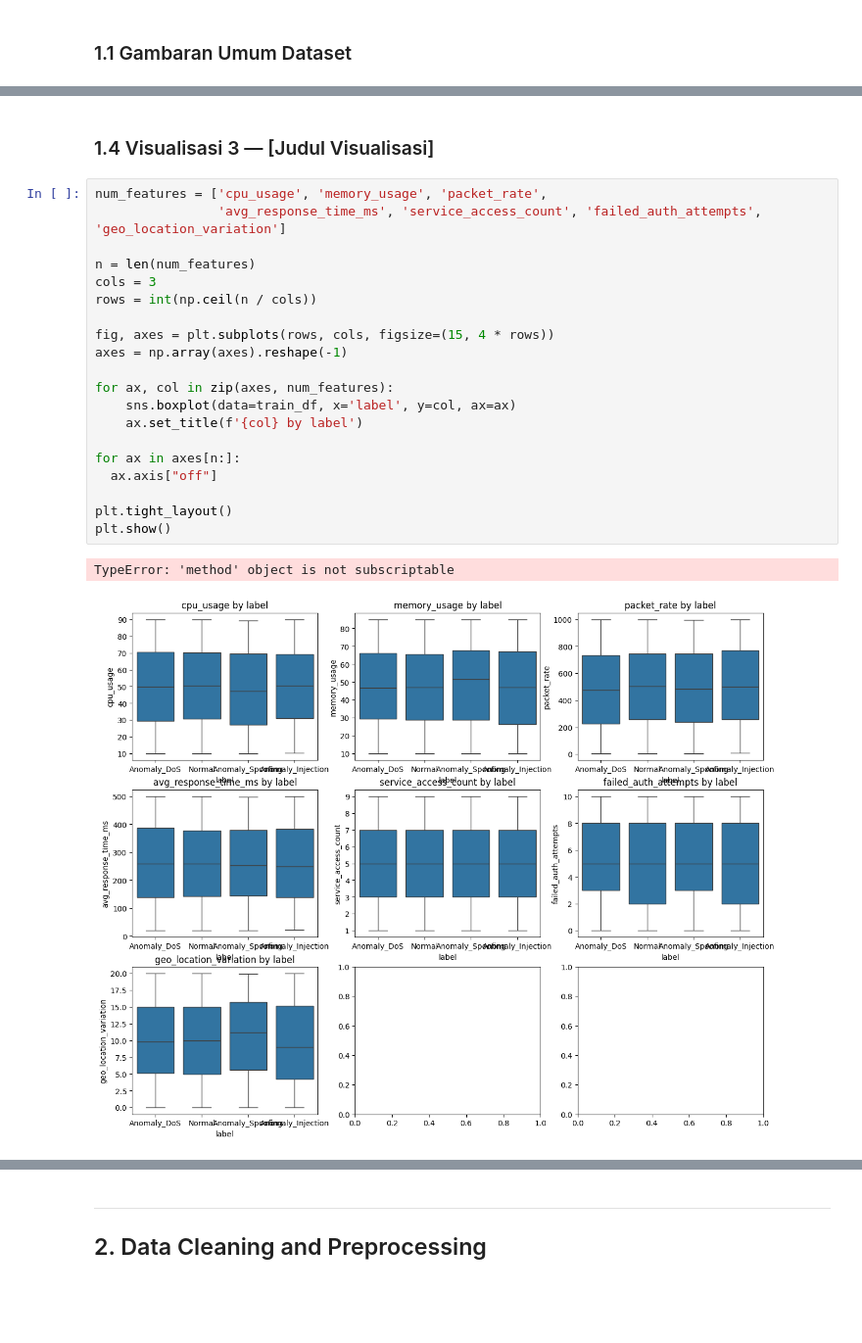
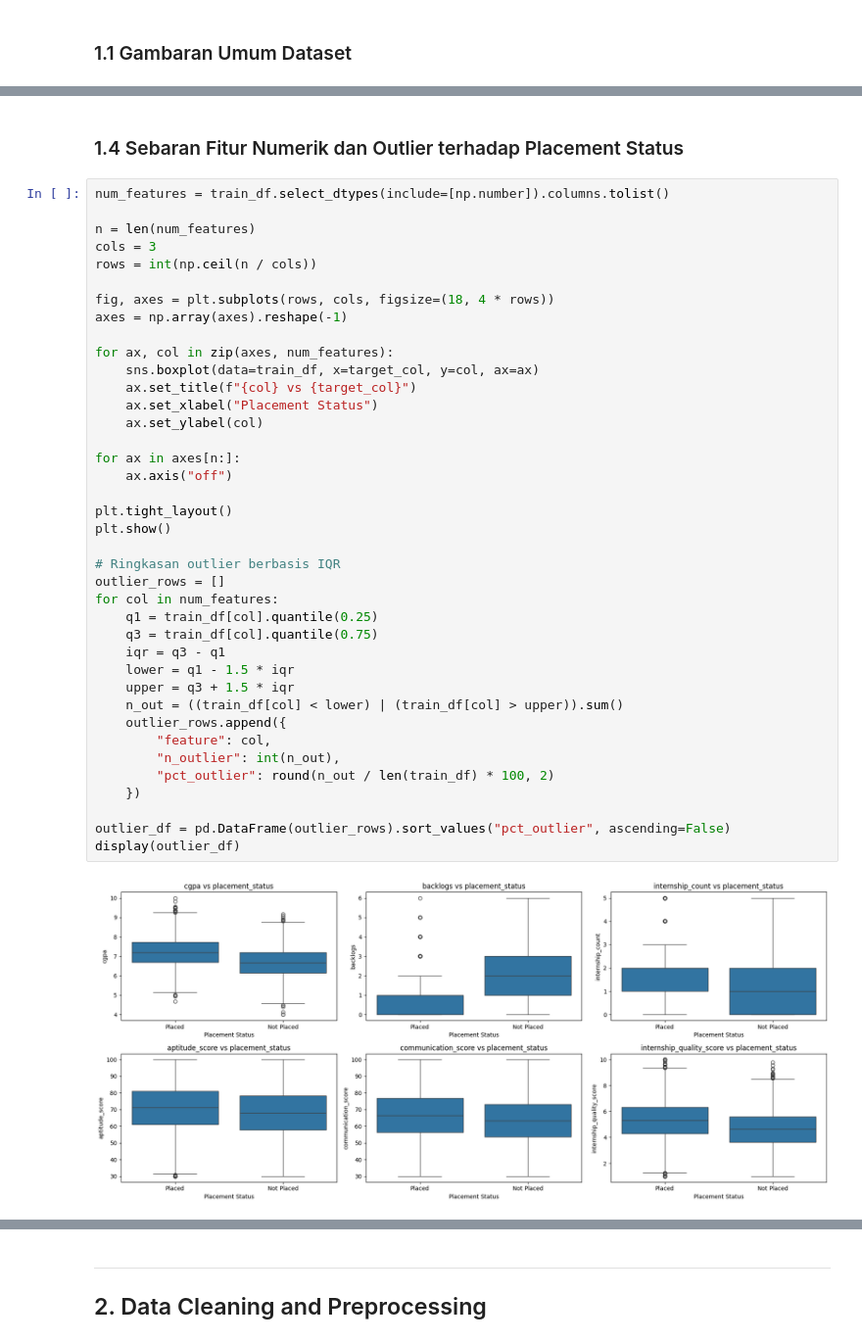
Before and after one commit to reletz/ML-FFNN, a Jupyter notebook: src/notebook/experiments.ipynb, the cells around one changed output, grey strips where cells are left out. Shown at 98% size. Saved outputs shown, nothing was run; the diff lists cells and outputs as text; blank space fills up the shorter version.

```diff
--- a/src/notebook/experiments.ipynb
+++ b/src/notebook/experiments.ipynb
@@ -190,25 +264,43 @@ plt.show()
 # %% [markdown]
-### 1.4 Visualisasi 3 — [Judul Visualisasi]
+### 1.4 Sebaran Fitur Numerik dan Outlier terhadap Placement Status
 # %%
-num_features = ['cpu_usage', 'memory_usage', 'packet_rate',
-                'avg_response_time_ms', 'service_access_count', 'failed_auth_attempts', 'geo_location_variation']
+num_features = train_df.select_dtypes(include=[np.number]).columns.tolist()
 
 n = len(num_features)
 cols = 3
 rows = int(np.ceil(n / cols))
 
-fig, axes = plt.subplots(rows, cols, figsize=(15, 4 * rows))
+fig, axes = plt.subplots(rows, cols, figsize=(18, 4 * rows))
 axes = np.array(axes).reshape(-1)
 
 for ax, col in zip(axes, num_features):
-    sns.boxplot(data=train_df, x='label', y=col, ax=ax)
-    ax.set_title(f'{col} by label')
+    sns.boxplot(data=train_df, x=target_col, y=col, ax=ax)
+    ax.set_title(f"{col} vs {target_col}")
+    ax.set_xlabel("Placement Status")
+    ax.set_ylabel(col)
 
 for ax in axes[n:]:
-  ax.axis["off"]
+    ax.axis("off")
 
 plt.tight_layout()
 plt.show()
+
+# Ringkasan outlier berbasis IQR
+outlier_rows = []
+for col in num_features:
+    q1 = train_df[col].quantile(0.25)
+    q3 = train_df[col].quantile(0.75)
+    iqr = q3 - q1
+    lower = q1 - 1.5 * iqr
+    upper = q3 + 1.5 * iqr
+    n_out = ((train_df[col] < lower) | (train_df[col] > upper)).sum()
+    outlier_rows.append({
+        "feature": col,
+        "n_outlier": int(n_out),
+        "pct_outlier": round(n_out / len(train_df) * 100, 2)
+    })
+
+outlier_df = pd.DataFrame(outlier_rows).sort_values("pct_outlier", ascending=False)
+display(outlier_df)
 # %% [output]
-TypeError: 'method' object is not subscriptable
-[figure, old version]
+[figure, new version]
```
Also changed, not shown: parts of 13 cells of this notebook.
